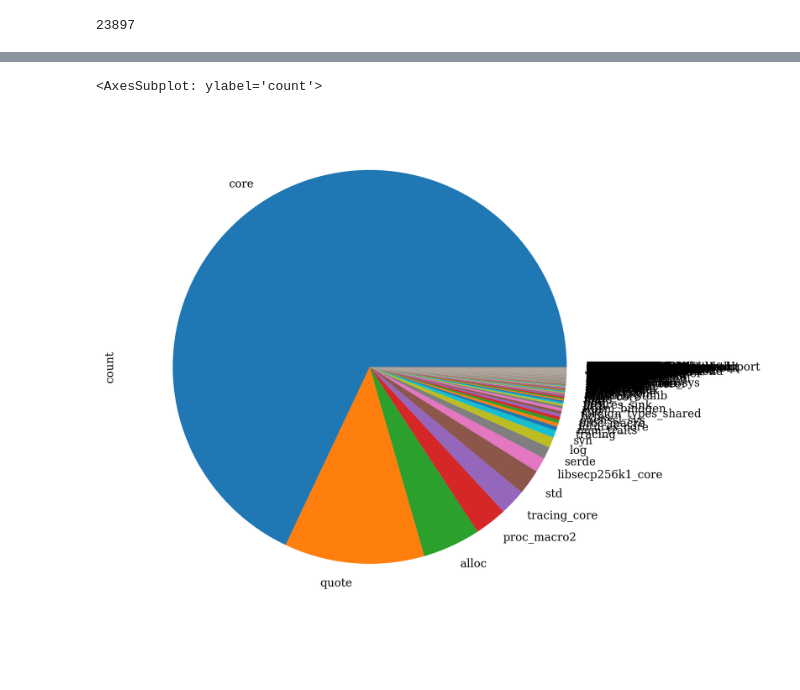
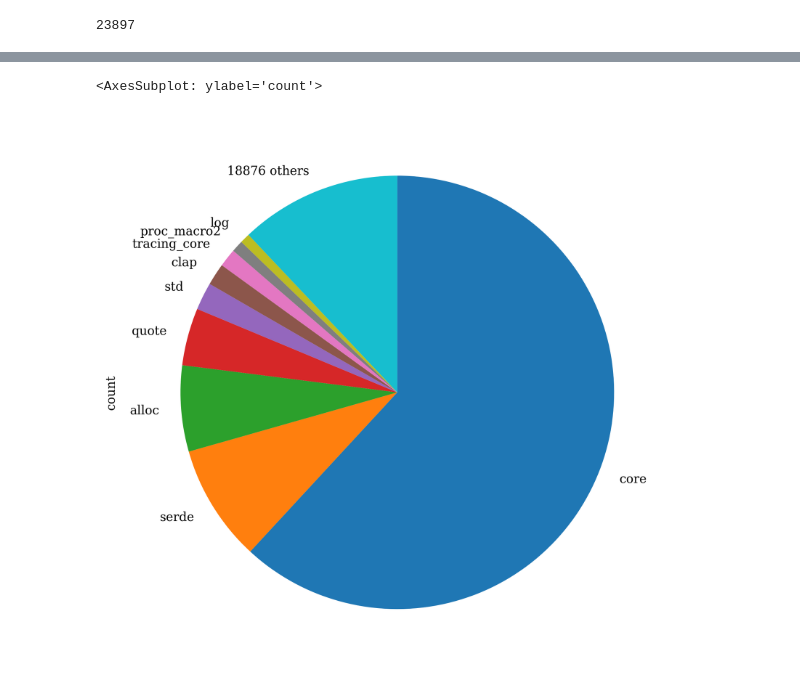
Before and after one commit to juliand665/qrates-eval, a Jupyter notebook: reports/call_target.ipynb, the cells around one changed output, grey strips where cells are left out. Drawn from its saved outputs; the diff is of its cells as text; code cells hidden in the pictures; blank space fills up the shorter version.

```diff
--- a/reports/call_target.ipynb
+++ b/reports/call_target.ipynb
@@ -37,8 +42,8 @@ all_calls = pd.read_csv(
         "macro",
         "count",
     ],
+    sep=",",
     keep_default_na=False,
     dtype=str,
 )
 all_calls["count"] = all_calls["count"].astype(int)
-all_calls
@@ -542,5 +621,6 @@ by_crate = sum_counts(all_calls, ['target_crate']).set_index('target_crate')
 # %%
-by_crate.plot(kind='pie', y='count', legend=False)
+cut_off_after_top(9, by_crate)
+by_crate.plot(kind='pie', y='count', legend=False, startangle=90, counterclock=False)
 # %% [output]
 <AxesSubplot: ylabel='count'>
-[figure, old version]
+[figure, new version]
```
Also changed, not shown: parts of 29 cells of this notebook, 1 other file.
